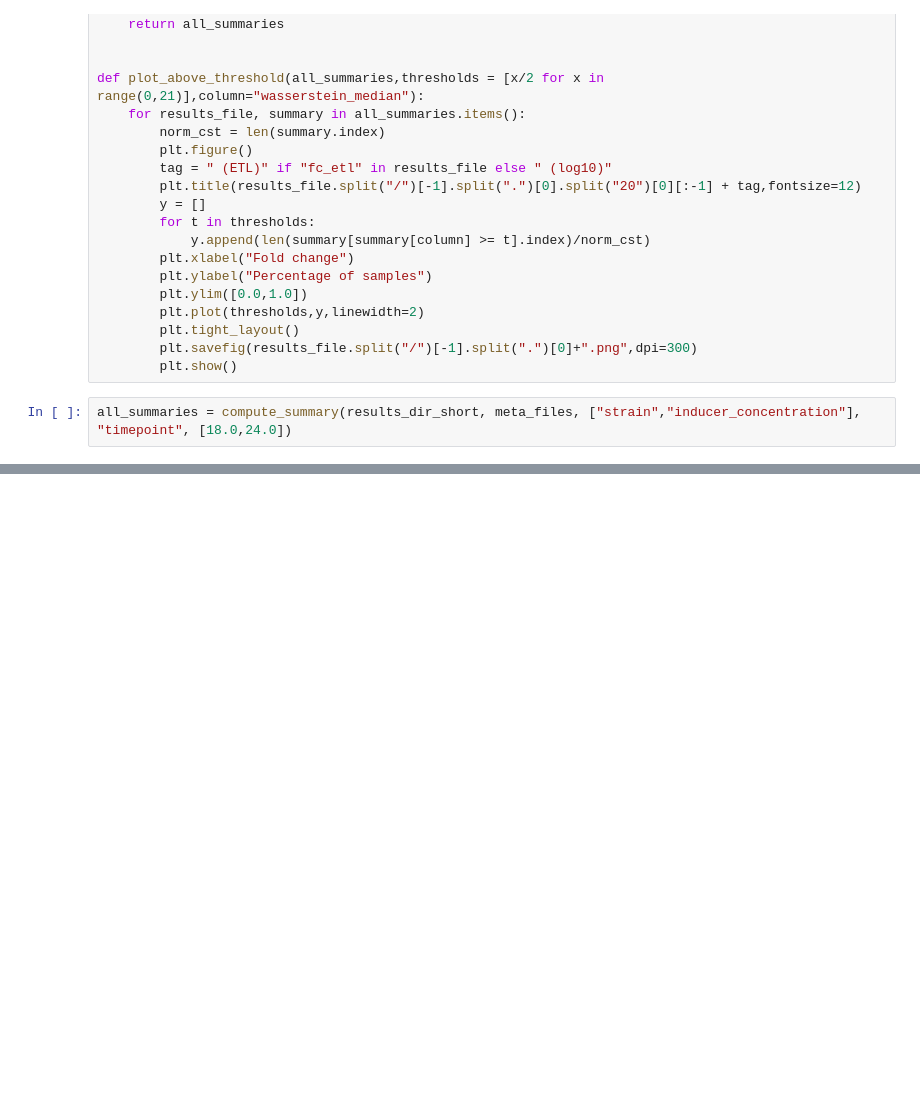
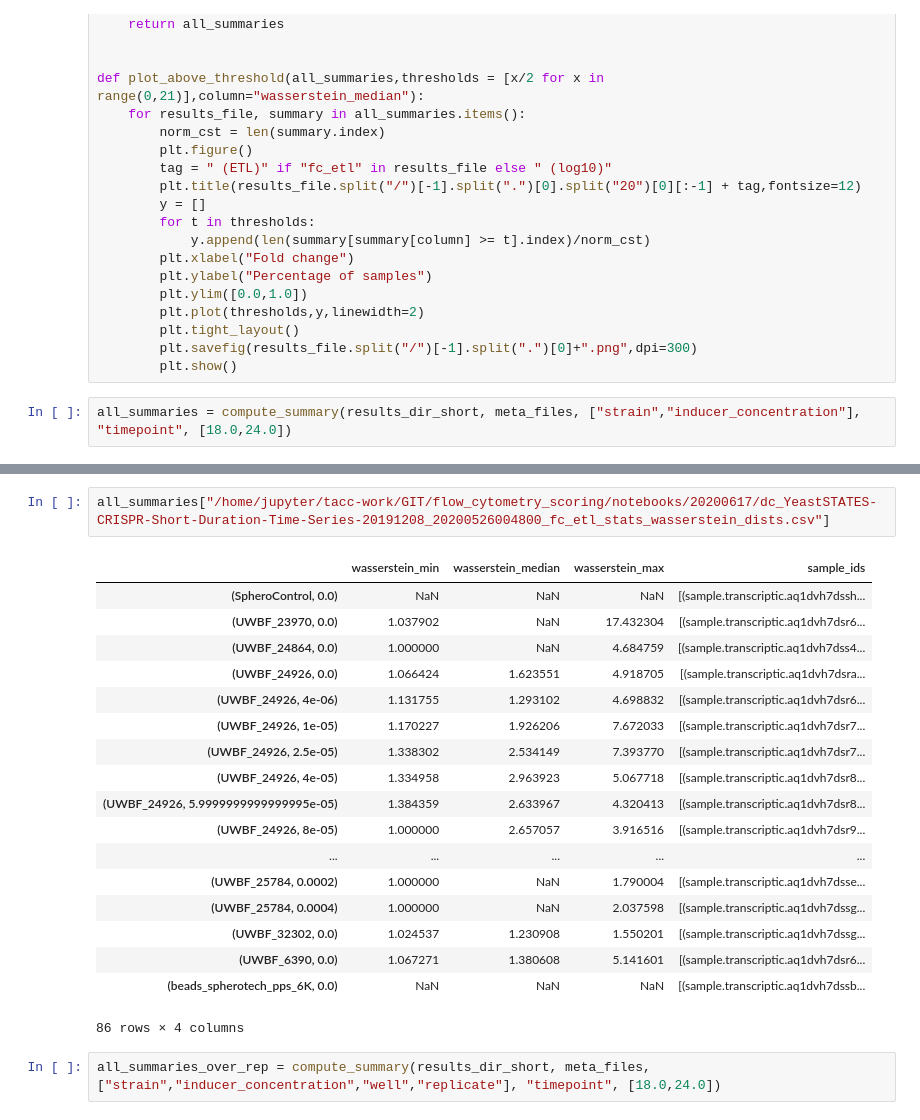
Before and after one commit to SD2E/precomputed-data-table, a Jupyter notebook: notebooks/TenFoldComparisons.ipynb, the cells around one changed output, grey strips where cells are left out. Drawn from its saved outputs; the diff is of its cells as text; blank space fills up the shorter version.

```diff
--- a/notebooks/TenFoldComparisons.ipynb
+++ b/notebooks/TenFoldComparisons.ipynb
@@ -168 +183,24 @@ for r,s in all_summaries.items():
 81
+# %%
+all_summaries["/home/jupyter/tacc-work/GIT/flow_cytometry_scoring/notebooks/20200617/dc_YeastSTATES-CRISPR-Short-Duration-Time-Series-20191208_20200526004800_fc_etl_stats_wasserstein_dists.csv"]
+# %% [output]
+|  | wasserstein_min | wasserstein_median | wasserstein_max | sample_ids |
+| (SpheroControl, 0.0) | NaN | NaN | NaN | [(sample.transcriptic.aq1dvh7dssh... |
+| (UWBF_23970, 0.0) | 1.037902 | NaN | 17.432304 | [(sample.transcriptic.aq1dvh7dsr6... |
+| (UWBF_24864, 0.0) | 1.000000 | NaN | 4.684759 | [(sample.transcriptic.aq1dvh7dss4... |
+| (UWBF_24926, 0.0) | 1.066424 | 1.623551 | 4.918705 | [(sample.transcriptic.aq1dvh7dsra... |
+| (UWBF_24926, 4e-06) | 1.131755 | 1.293102 | 4.698832 | [(sample.transcriptic.aq1dvh7dsr6... |
+| (UWBF_24926, 1e-05) | 1.170227 | 1.926206 | 7.672033 | [(sample.transcriptic.aq1dvh7dsr7... |
+| (UWBF_24926, 2.5e-05) | 1.338302 | 2.534149 | 7.393770 | [(sample.transcriptic.aq1dvh7dsr7... |
+| (UWBF_24926, 4e-05) | 1.334958 | 2.963923 | 5.067718 | [(sample.transcriptic.aq1dvh7dsr8... |
+| (UWBF_24926, 5.9999999999999995e-05) | 1.384359 | 2.633967 | 4.320413 | [(sample.transcriptic.aq1dvh7dsr8... |
+| (UWBF_24926, 8e-05) | 1.000000 | 2.657057 | 3.916516 | [(sample.transcriptic.aq1dvh7dsr9... |
+| ... | ... | ... | ... | ... |
+| (UWBF_25784, 0.0002) | 1.000000 | NaN | 1.790004 | [(sample.transcriptic.aq1dvh7dsse... |
+| (UWBF_25784, 0.0004) | 1.000000 | NaN | 2.037598 | [(sample.transcriptic.aq1dvh7dssg... |
+| (UWBF_32302, 0.0) | 1.024537 | 1.230908 | 1.550201 | [(sample.transcriptic.aq1dvh7dssg... |
+| (UWBF_6390, 0.0) | 1.067271 | 1.380608 | 5.141601 | [(sample.transcriptic.aq1dvh7dsr6... |
+| (beads_spherotech_pps_6K, 0.0) | NaN | NaN | NaN | [(sample.transcriptic.aq1dvh7dssb... |
+86 rows × 4 columns
+# %%
+all_summaries_over_rep = compute_summary(results_dir_short, meta_files, ["strain","inducer_concentration","well","replicate"], "timepoint", [18.0,24.0])
```
Also changed, not shown: parts of 10 cells of this notebook, 1 other file.
